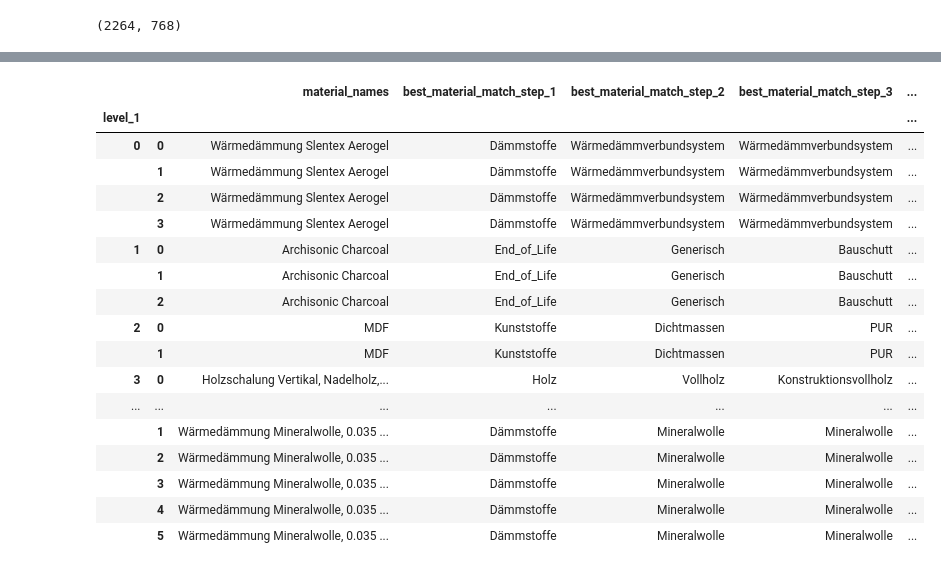
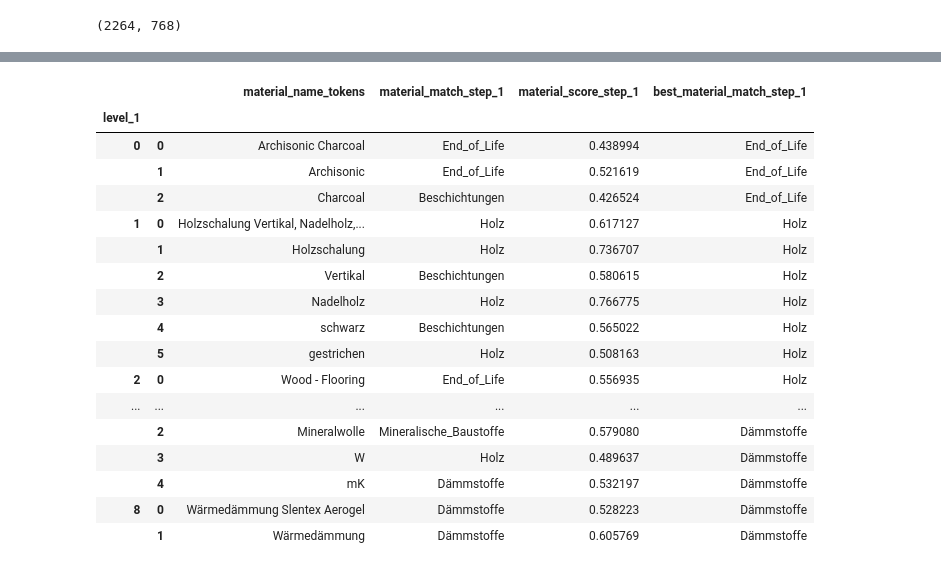
Before and after one commit to jakob-beetz/sbe-2025-lca-workshop, a Jupyter notebook: Activity_03_STS_Matching.ipynb, the cells around one changed output, grey strips where cells are left out. Saved outputs shown, nothing was run; the diff lists cells and outputs as text; code cells hidden in the pictures.

Commit message:
update materials and layers for matching

```diff
--- a/Activity_03_STS_Matching.ipynb
+++ b/Activity_03_STS_Matching.ipynb
@@ -72,0 +103,19 @@ relevantBoMdict['Basic-Wall-Blechverkleidung-gedämmt-1829613_L2']['Target Laye
+# %%
+# Exctract material name for each element
+matearial_layers_per_element = []
+for element in relevantBoMdict_Elements:
+  matearial_layers_element = []
+  for material in relevantBoMdict_Elements[element]['Element Material Data']:
+    if type(relevantBoMdict_Elements[element]['Element Material Data']) == list:
+      if 'Layers' in material.keys():
+        for matearial_layer in material['Layers']:
+            matearial_layers_element.append(matearial_layer['Material Name'])
+      else:
+        matearial_layers_element.append(material['Material Name'])
+    else:
+      matearial_layers_element.append(relevantBoMdict_Elements[element]['Element Metadata']['Name'])
+
+  matearial_layers_element = set(matearial_layers_element)
+  matearial_layers_per_element.append(matearial_layers_element)
+
+matearial_layers_per_element
@@ -73,5 +134,6 @@ relevantBoMdict['Basic-Wall-Blechverkleidung-gedämmt-1829613_L2']['Target Laye
 # %%
-material_names = [relevantBoMdict[layer_material]['Target Layer of Material Inference']['Material Name']
-                  for layer_material in relevantBoMdict]
-material_names
+# Exctract material name for each material layer
+material_layer_names = [relevantBoMdict_Layers[layer_material]['Target Layer of Material Inference']['Material Name']
+                  for layer_material in relevantBoMdict_Layers]
+material_layer_names
 # %% [output]
@@ -87,0 +144,4 @@ material_name_embedings.shape
+# %%
+# Combine material and layer names in one list
+material_names = material_layer_names + [list(material)[0] for material in matearial_layers_per_element]
+material_names
@@ -88,4 +164,5 @@ material_name_embedings.shape
 # %%
-material_names_tokens = [[token.text for token in nlp(material_name) if not token.is_punct and not token.is_space] for material_name in material_names]
+# Tokenize material names - split into words, remove numbers, punctuation, etc.
+material_names_tokens = [[token.text for token in nlp(material_name) if not token.is_punct and not token.is_space and token.is_alpha] for material_name in material_names]
 material_names_tokens
 # %% [output]
@@ -261,6 +352,8 @@ torch.Size([21, 2264])
 # %%
 similarity_matrix_df = pd.DataFrame(similarity_matrix)
 # %%
+#Find best match for each material name and token
+
 def find_best_match(group):
   for depth in range(obd_df['depth'].min(), obd_df['depth'].max()+1):
     group[f'material_match_step_{depth-1}'] = ''
@@ -268,52 +361,52 @@ def find_best_match(group):
     group[f'best_material_match_step_{depth-1}'] = ''
     group[f'best_material_score_step_{depth-1}'] = ''
 
   current_group_indices = group.index
   group = group.reset_index()
   best_category_match = ''
 
   for depth in range(obd_df['depth'].min(), obd_df['depth'].max()+1):
     obd_filter = obd_df['depth'] == depth
     if best_category_match != '':
       obd_filter = ((obd_df['depth'] == depth) & (obd_df['parent'] == best_category_match))
     similarity_matrix_filtered = similarity_matrix_df.loc[current_group_indices, obd_filter]
     if similarity_matrix_filtered.shape[1] == 0:
       continue
     group[f'material_match_step_{depth-1}'] = obd_df['name'].iloc[similarity_matrix_filtered.idxmax(axis=1).values].reset_index(drop=True)
     group[f'material_score_step_{depth-1}'] = similarity_matrix_filtered.max(axis=1).reset_index(drop=True)
 
     best_material_score_index = group[f'material_score_step_{depth-1}'].idxmax()
     #return best_material_score_index
     best_category_match = group.loc[best_material_score_index][f'material_match_step_{depth-1}']
     best_category_score = group.loc[best_material_score_index][f'material_score_step_{depth-1}']
     group[f'best_material_match_step_{depth-1}'] = best_category_match
     group[f'best_material_score_step_{depth-1}'] = best_category_score
 
 
   return group
 
 material_names_and_tokens_matched_df = material_names_and_tokens_df.groupby('level_1').apply(find_best_match, include_groups=False)
 material_names_and_tokens_matched_df
-material_names_and_tokens_matched_df[['material_names', 'best_material_match_step_1', 'best_material_match_step_2', 'best_material_match_step_3', 'best_material_match_step_4']]
+material_names_and_tokens_matched_df[['material_name_tokens', 'material_match_step_1', 'material_score_step_1', 'best_material_match_step_1']].head(30)
 # %% [output]
-|  |  | material_names | best_material_match_step_1 | best_material_match_step_2 | best_material_match_step_3 | ... |
-| level_1 |  |  |  |  |  | ... |
-| 0 | 0 | Wärmedämmung Slentex Aerogel | Dämmstoffe | Wärmedämmverbundsystem | Wärmedämmverbundsystem | ... |
-|  | 1 | Wärmedämmung Slentex Aerogel | Dämmstoffe | Wärmedämmverbundsystem | Wärmedämmverbundsystem | ... |
-|  | 2 | Wärmedämmung Slentex Aerogel | Dämmstoffe | Wärmedämmverbundsystem | Wärmedämmverbundsystem | ... |
-|  | 3 | Wärmedämmung Slentex Aerogel | Dämmstoffe | Wärmedämmverbundsystem | Wärmedämmverbundsystem | ... |
-| 1 | 0 | Archisonic Charcoal | End_of_Life | Generisch | Bauschutt | ... |
-|  | 1 | Archisonic Charcoal | End_of_Life | Generisch | Bauschutt | ... |
-|  | 2 | Archisonic Charcoal | End_of_Life | Generisch | Bauschutt | ... |
-| 2 | 0 | MDF | Kunststoffe | Dichtmassen | PUR | ... |
-|  | 1 | MDF | Kunststoffe | Dichtmassen | PUR | ... |
-| 3 | 0 | Holzschalung Vertikal, Nadelholz,... | Holz | Vollholz | Konstruktionsvollholz | ... |
-| ... | ... | ... | ... | ... | ... | ... |
-|  | 1 | Wärmedämmung Mineralwolle, 0.035 ... | Dämmstoffe | Mineralwolle | Mineralwolle | ... |
-|  | 2 | Wärmedämmung Mineralwolle, 0.035 ... | Dämmstoffe | Mineralwolle | Mineralwolle | ... |
-|  | 3 | Wärmedämmung Mineralwolle, 0.035 ... | Dämmstoffe | Mineralwolle | Mineralwolle | ... |
-|  | 4 | Wärmedämmung Mineralwolle, 0.035 ... | Dämmstoffe | Mineralwolle | Mineralwolle | ... |
-|  | 5 | Wärmedämmung Mineralwolle, 0.035 ... | Dämmstoffe | Mineralwolle | Mineralwolle | ... |
+|  |  | material_name_tokens | material_match_step_1 | material_score_step_1 | best_material_match_step_1 |
+| level_1 |  |  |  |  |  |
+| 0 | 0 | Archisonic Charcoal | End_of_Life | 0.438994 | End_of_Life |
+|  | 1 | Archisonic | End_of_Life | 0.521619 | End_of_Life |
+|  | 2 | Charcoal | Beschichtungen | 0.426524 | End_of_Life |
+| 1 | 0 | Holzschalung Vertikal, Nadelholz,... | Holz | 0.617127 | Holz |
+|  | 1 | Holzschalung | Holz | 0.736707 | Holz |
+|  | 2 | Vertikal | Beschichtungen | 0.580615 | Holz |
+|  | 3 | Nadelholz | Holz | 0.766775 | Holz |
+|  | 4 | schwarz | Beschichtungen | 0.565022 | Holz |
+|  | 5 | gestrichen | Holz | 0.508163 | Holz |
+| 2 | 0 | Wood - Flooring | End_of_Life | 0.556935 | Holz |
+| ... | ... | ... | ... | ... | ... |
+|  | 2 | Mineralwolle | Mineralische_Baustoffe | 0.579080 | Dämmstoffe |
+|  | 3 | W | Holz | 0.489637 | Dämmstoffe |
+|  | 4 | mK | Dämmstoffe | 0.532197 | Dämmstoffe |
+| 8 | 0 | Wärmedämmung Slentex Aerogel | Dämmstoffe | 0.528223 | Dämmstoffe |
+|  | 1 | Wärmedämmung | Dämmstoffe | 0.605769 | Dämmstoffe |
 # %%
 material_names_and_tokens_matched_df[['material_names', 'best_material_match_step_1', 'best_material_match_step_2', 'best_material_match_step_3', 'best_material_match_step_4']].groupby('material_names').first()
 # %% [output]
```
Also changed, not shown: parts of 22 cells of this notebook.
